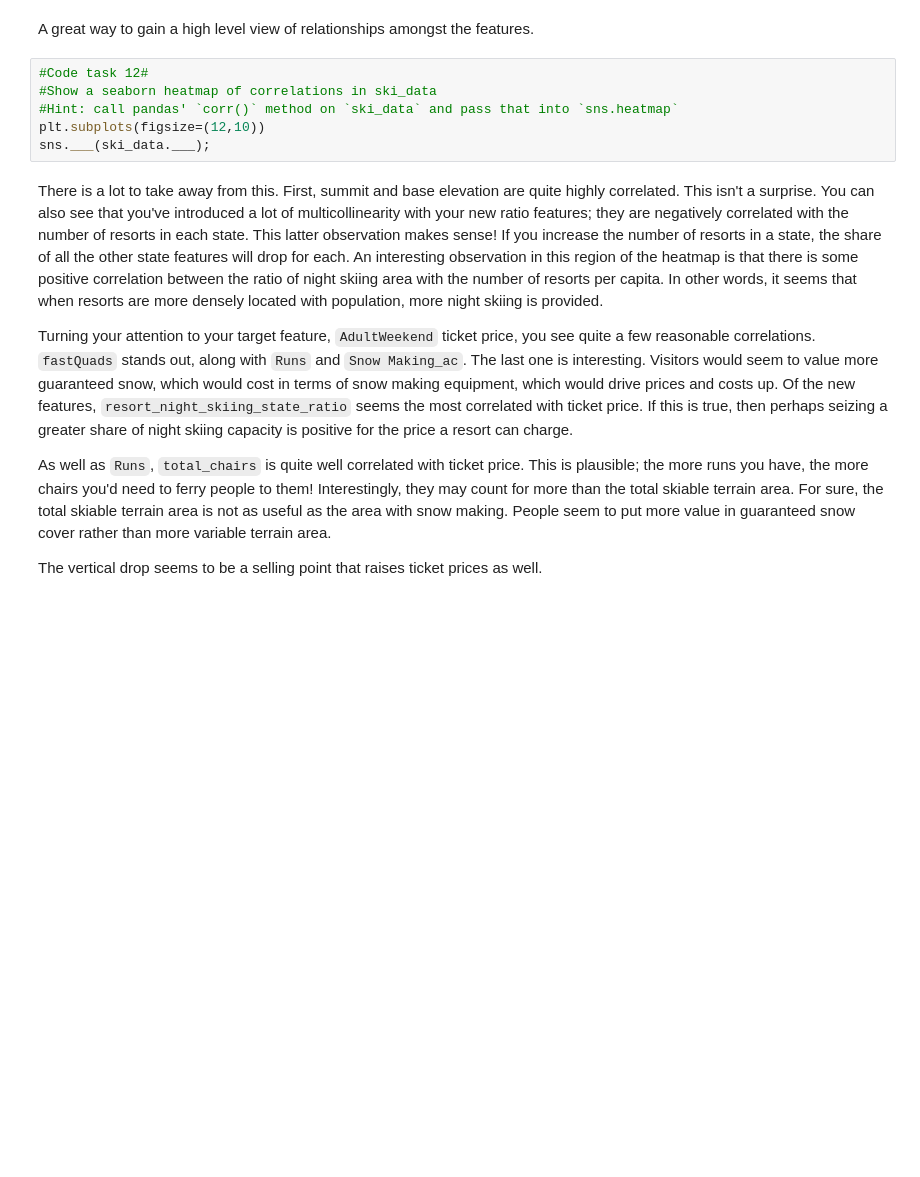
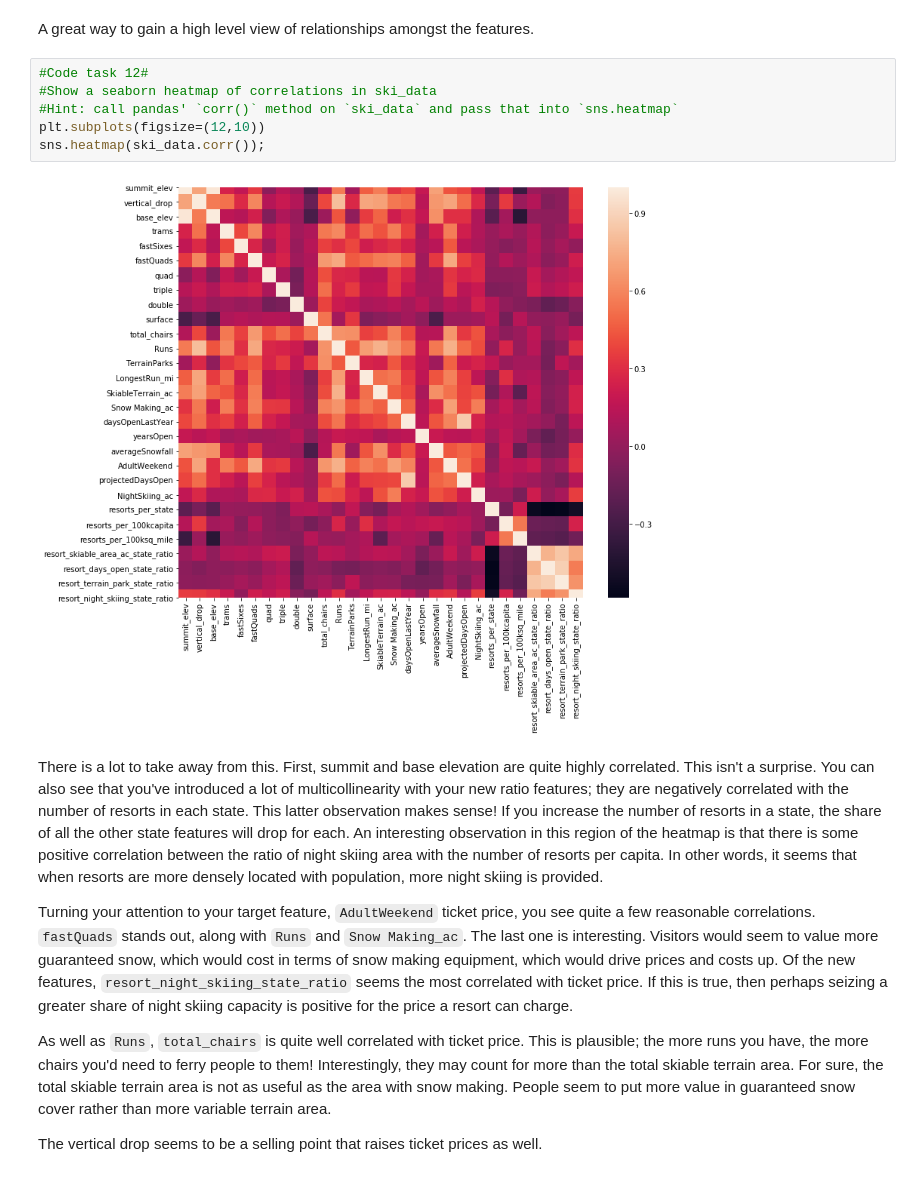
Before and after one commit to rrpelgrim/DataScienceGuidedCapstone, a Jupyter notebook: Step Three - Exploratory Data Analysis/03_exploratory_data_analysis.ipynb, the cells around one changed output. Drawn from its saved outputs; the diff is of its cells as text; blank space fills up the shorter version.

```diff
--- a/Step Three - Exploratory Data Analysis/03_exploratory_data_analysis.ipynb
+++ b/Step Three - Exploratory Data Analysis/03_exploratory_data_analysis.ipynb
@@ -772,9 +772,11 @@ A great way to gain a high level view of relationships amongst the features.
 # %%
 #Code task 12#
 #Show a seaborn heatmap of correlations in ski_data
 #Hint: call pandas' `corr()` method on `ski_data` and pass that into `sns.heatmap`
 plt.subplots(figsize=(12,10))
-sns.___(ski_data.___);
+sns.heatmap(ski_data.corr());
+# %% [output]
+[figure, added]
 # %% [markdown]
 There is a lot to take away from this. First, summit and base elevation are quite highly correlated. This isn't a surprise. You can also see that you've introduced a lot of multicollinearity with your new ratio features; they are negatively correlated with the number of resorts in each state. This latter observation makes sense! If you increase the number of resorts in a state, the share of all the other state features will drop for each. An interesting observation in this region of the heatmap is that there is some positive correlation between the ratio of night skiing area with the number of resorts per capita. In other words, it seems that when resorts are more densely located with population, more night skiing is provided.
 
```
Also changed, not shown: parts of 2 cells of this notebook.
